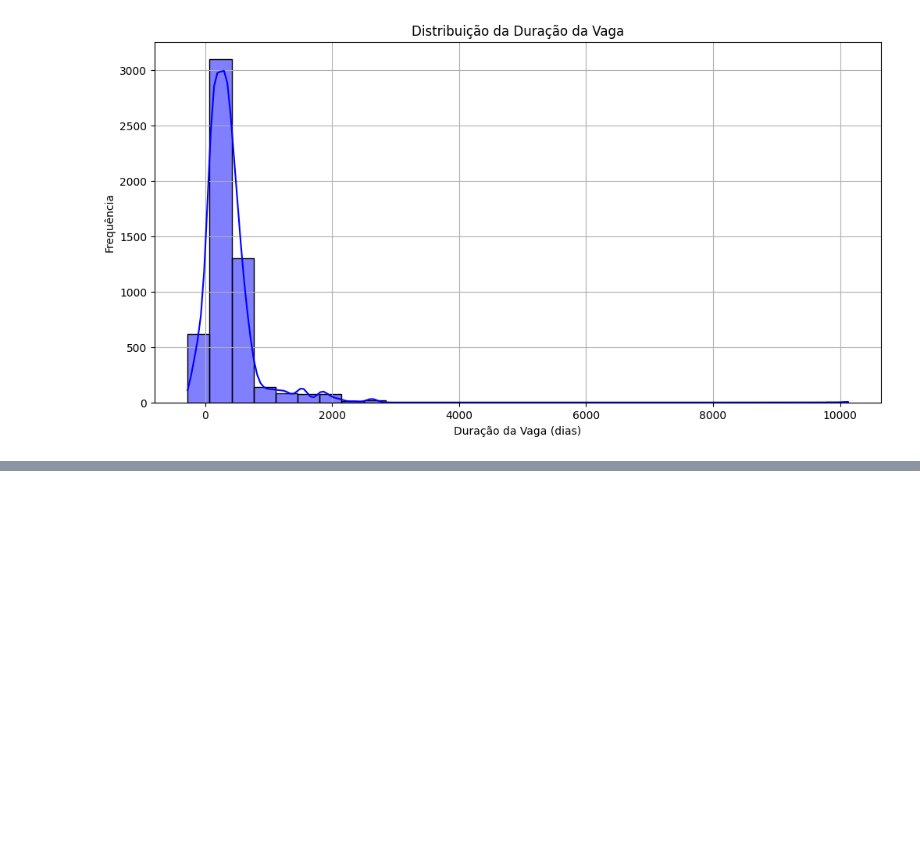
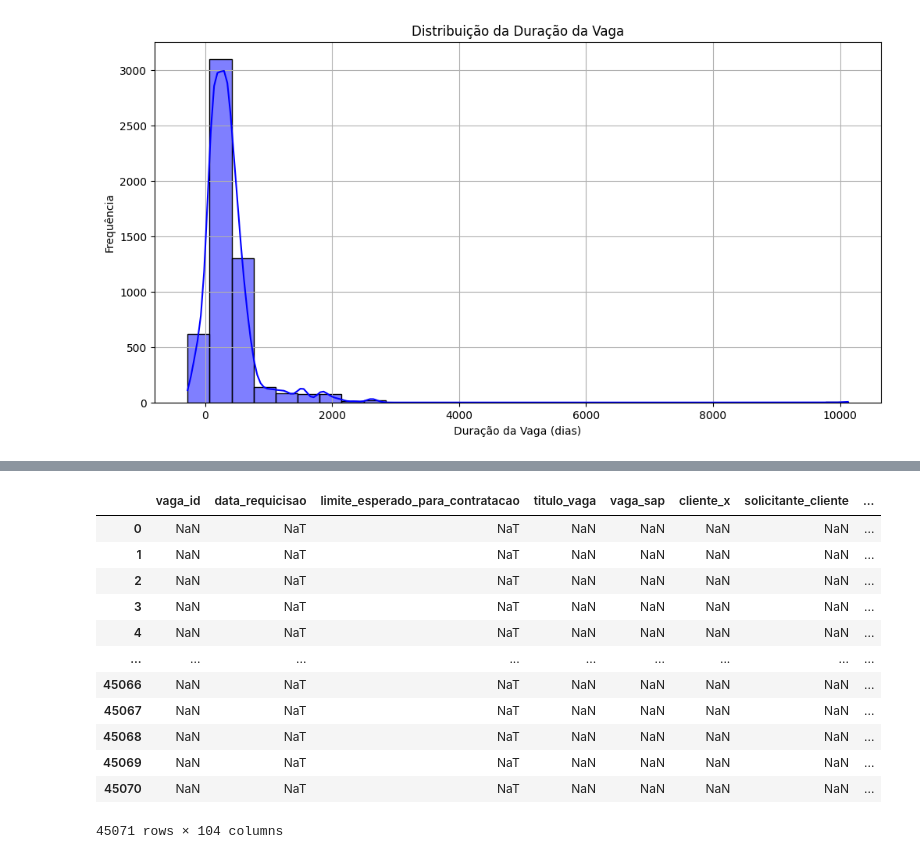
Before and after one commit to douglasVitoriano/pos-tech-fiap-datathon, a Jupyter notebook: datathon.ipynb, the cells around one changed output, grey strips where cells are left out. Saved outputs shown, nothing was run; the diff lists cells and outputs as text; code cells hidden in the pictures; blank space fills up the shorter version.

```diff
--- a/datathon.ipynb
+++ b/datathon.ipynb
@@ -1046,0 +1117,16 @@ plt.show()
+# %%
+vagas_prospects_applicants.where(correlacao_data_incial_df["situacao_candidado"] == "Encaminhar Proposta")
+# %% [output]
+|  | vaga_id | data_requicisao | limite_esperado_para_contratacao | titulo_vaga | vaga_sap | cliente_x | solicitante_cliente | ... |
+| 0 | NaN | NaT | NaT | NaN | NaN | NaN | NaN | ... |
+| 1 | NaN | NaT | NaT | NaN | NaN | NaN | NaN | ... |
+| 2 | NaN | NaT | NaT | NaN | NaN | NaN | NaN | ... |
+| 3 | NaN | NaT | NaT | NaN | NaN | NaN | NaN | ... |
+| 4 | NaN | NaT | NaT | NaN | NaN | NaN | NaN | ... |
+| ... | ... | ... | ... | ... | ... | ... | ... | ... |
+| 45066 | NaN | NaT | NaT | NaN | NaN | NaN | NaN | ... |
+| 45067 | NaN | NaT | NaT | NaN | NaN | NaN | NaN | ... |
+| 45068 | NaN | NaT | NaT | NaN | NaN | NaN | NaN | ... |
+| 45069 | NaN | NaT | NaT | NaN | NaN | NaN | NaN | ... |
+| 45070 | NaN | NaT | NaT | NaN | NaN | NaN | NaN | ... |
+45071 rows × 104 columns
```
Also changed, not shown: parts of 17 cells of this notebook, 1 other file.
